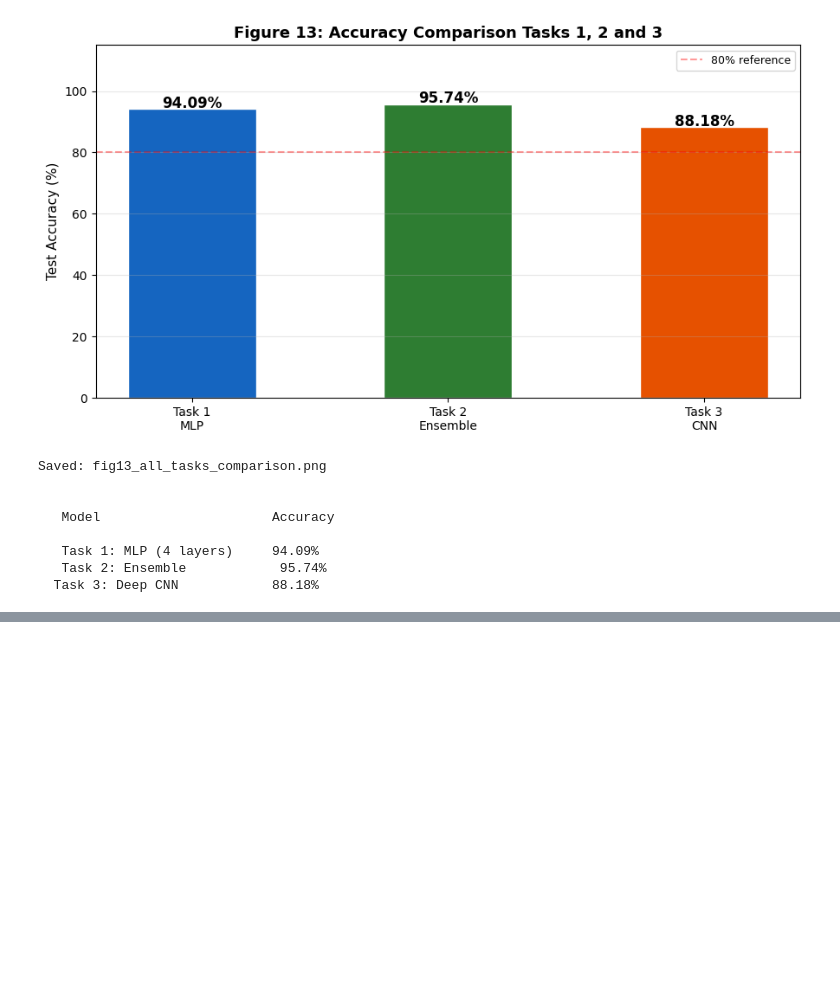
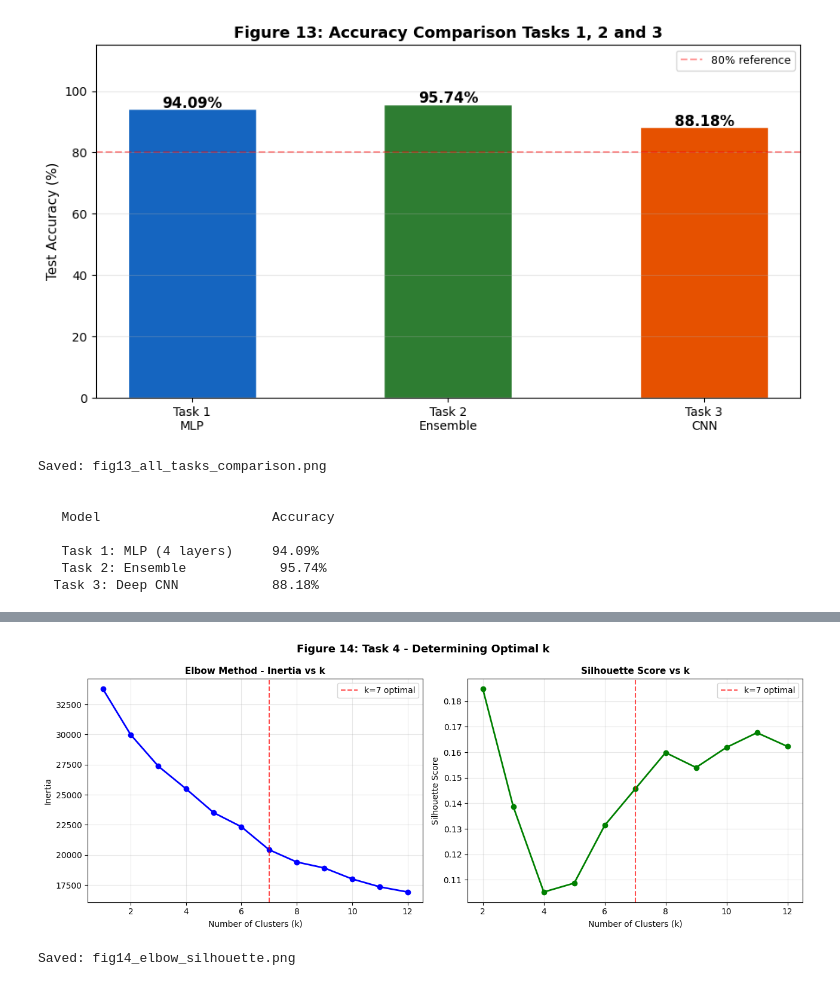
Before and after one commit to manthanfale62-glitch/OBESITY-LEVEL-CLASSIFICATION-USING-ARTIFICIAL-INTELLIGENCE-TECHNIQUES-, a Jupyter notebook: Notebook/Untitled-3.ipynb, the cells around one changed output, grey strips where cells are left out. Saved outputs shown, nothing was run; the diff lists cells and outputs as text; code cells hidden in the pictures; blank space fills up the shorter version.

Commit message:
K-Means Clustering/Final Results Summary
K-Means Clustering/Final Results Summary

```diff
--- a/Notebook/Untitled-3.ipynb
+++ b/Notebook/Untitled-3.ipynb
@@ -1458,0 +1464,12 @@ Saved: fig13_all_tasks_comparison.png
+# %%
+print("Computing Elbow and Silhouette for k=1 to 12...")
+inertias   = []
+sil_scores = []
+for k in range(1, 13):
+    km = KMeans(n_clusters=k, random_state=42, n_init=10)
+    km.fit(X_scaled)
+    inertias.append(km.inertia_)
+    if k >= 2:
+        sc = silhouette_score(X_scaled, km.labels_, sample_size=500, random_state=42)
+        sil_scores.append(sc)
+        print(f"  k={k:2d} | Inertia={km.inertia_:10.0f} | Silhouette={sc:.4f}")
@@ -1458,0 +1489,21 @@ Saved: fig13_all_tasks_comparison.png
+# %%
+# Figure 14 - Elbow + Silhouette
+fig, (ax1, ax2) = plt.subplots(1, 2, figsize=(13,5))
+ax1.plot(range(1,13), inertias, 'b-o', ms=6, lw=2)
+ax1.axvline(x=7, color='red', linestyle='--', alpha=0.7, label='k=7 optimal')
+ax1.set_title('Elbow Method - Inertia vs k', fontsize=11, fontweight='bold')
+ax1.set_xlabel('Number of Clusters (k)'); ax1.set_ylabel('Inertia')
+ax1.legend(); ax1.grid(alpha=0.3)
+ax2.plot(range(2,13), sil_scores, 'g-o', ms=6, lw=2)
+ax2.axvline(x=7, color='red', linestyle='--', alpha=0.7, label='k=7 optimal')
+ax2.set_title('Silhouette Score vs k', fontsize=11, fontweight='bold')
+ax2.set_xlabel('Number of Clusters (k)'); ax2.set_ylabel('Silhouette Score')
+ax2.legend(); ax2.grid(alpha=0.3)
+plt.suptitle('Figure 14: Task 4 - Determining Optimal k', fontsize=13, fontweight='bold')
+plt.tight_layout()
+plt.savefig('fig14_elbow_silhouette.png', dpi=150, bbox_inches='tight')
+plt.show()
+print("Saved: fig14_elbow_silhouette.png")
+# %% [output]
+[figure, added]
+Saved: fig14_elbow_silhouette.png
```
Also changed, not shown: parts of 7 cells of this notebook, 3 other files.
